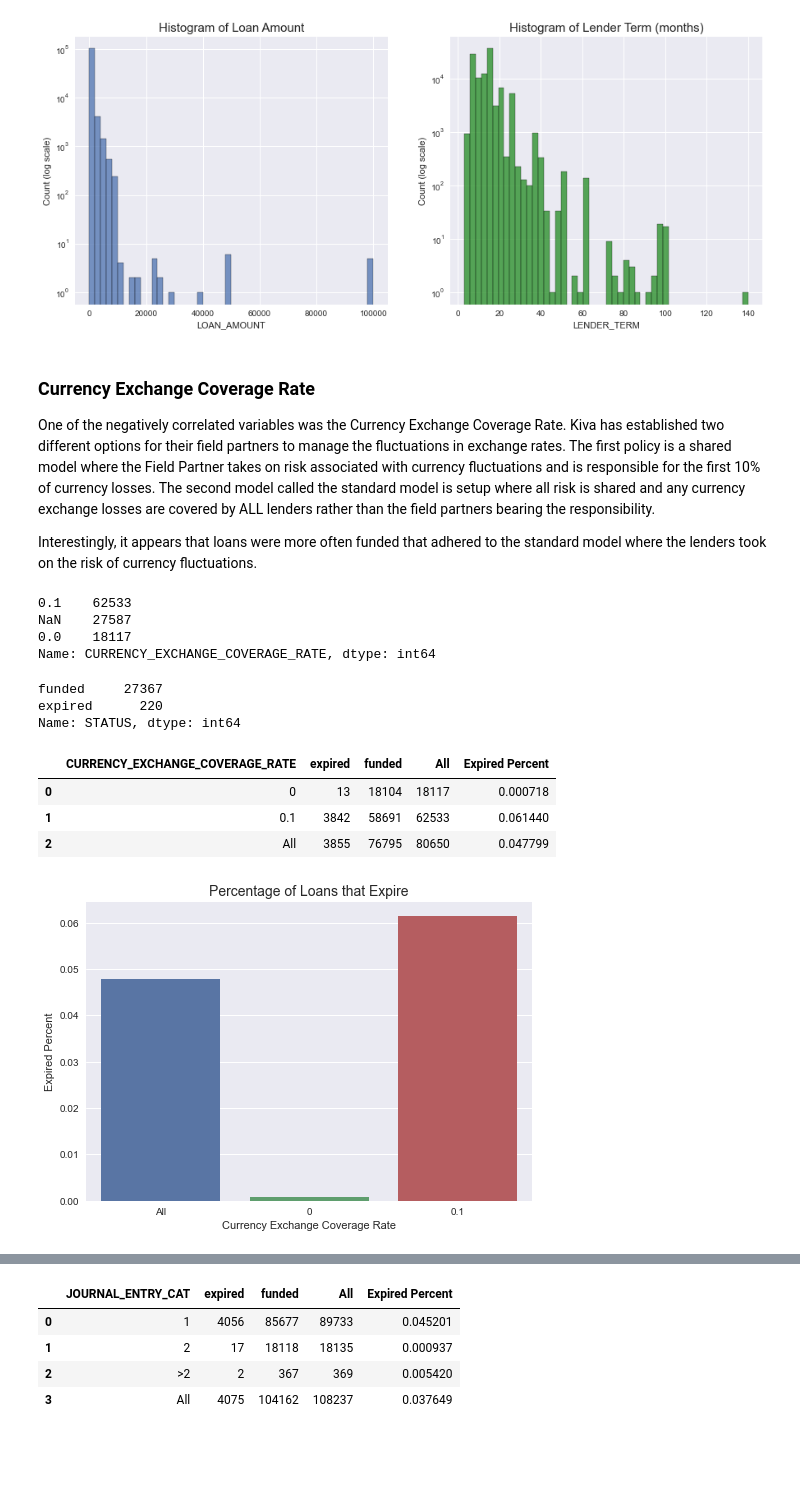
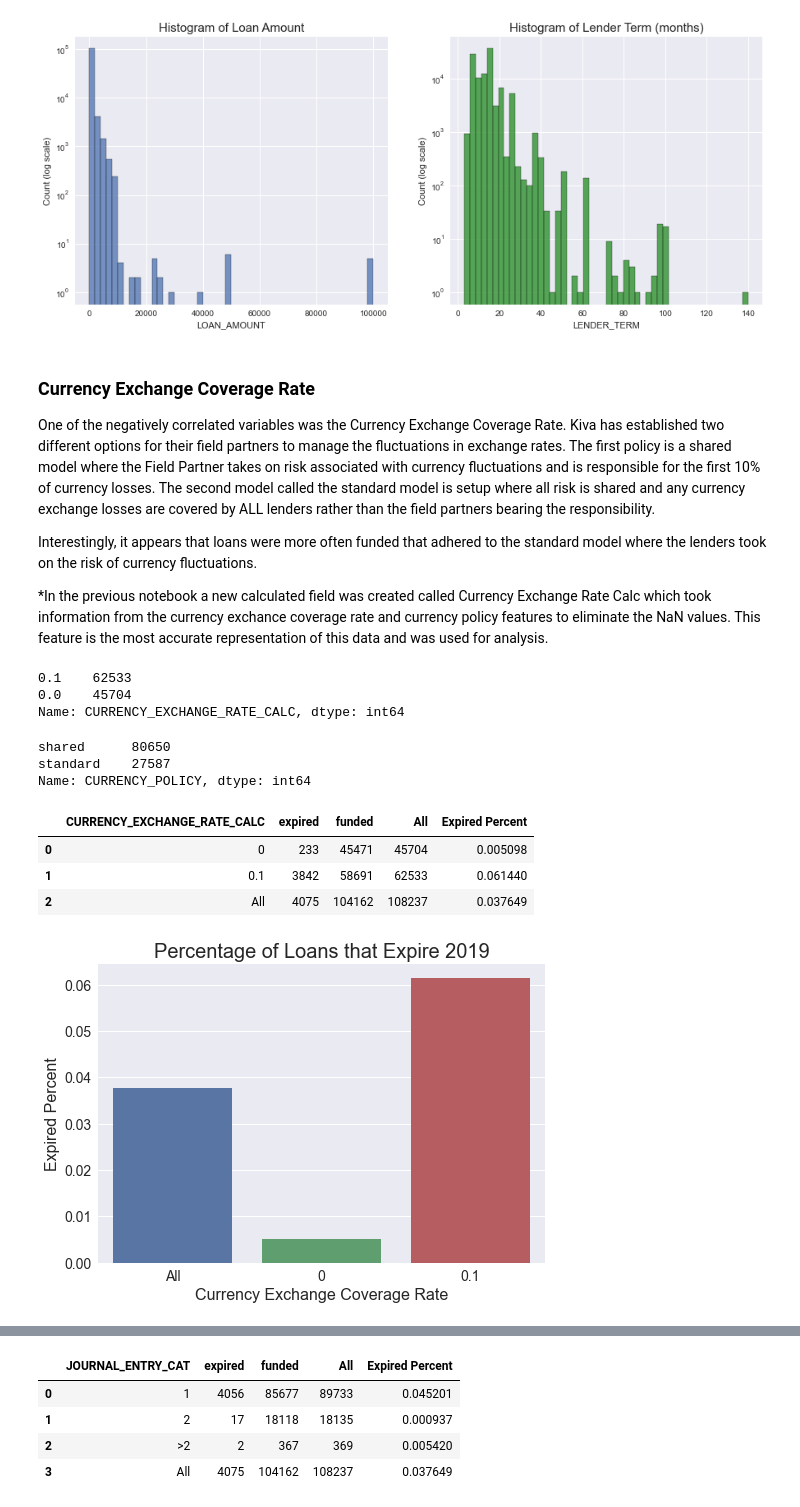
Before and after one commit to mewiebe/Kiva_Capstone_Project, a Jupyter notebook: notebooks/03_exploratory_data_analysis.ipynb, the cells around one changed output, grey strips where cells are left out. Saved outputs shown, nothing was run; the diff lists cells and outputs as text; code cells hidden in the pictures; blank space fills up the shorter version.

Commit message:
finalized notebooks

```diff
--- a/notebooks/03_exploratory_data_analysis.ipynb
+++ b/notebooks/03_exploratory_data_analysis.ipynb
@@ -106,35 +106,39 @@ axes[1].set_yscale('log')
 One of the negatively correlated variables was the Currency Exchange Coverage Rate. Kiva has established two different options for their field partners to manage the fluctuations in exchange rates. The first policy is a shared model where the Field Partner takes on risk associated with currency fluctuations and is responsible for the first 10% of currency losses. The second model called the standard model is setup where all risk is shared and any currency exchange losses are covered by ALL lenders rather than the field partners bearing the responsibility.
 
 Interestingly, it appears that loans were more often funded that adhered to the standard model where the lenders took on the risk of currency fluctuations.
+
+*In the previous notebook a new calculated field was created called Currency Exchange Rate Calc which took information from the currency exchance coverage rate and currency policy features to eliminate the NaN values.  This feature is the most accurate representation of this data and was used for analysis.
 # %%
 #NaN values do not show up when summarizing data and therefore the graph below is incomplete. Unsure how to best include the data
-loans_2019.CURRENCY_EXCHANGE_COVERAGE_RATE.value_counts(dropna = False)
+loans_2019.CURRENCY_EXCHANGE_RATE_CALC.value_counts(dropna = False)
 # %% [output]
 0.1    62533
-NaN    27587
-0.0    18117
-Name: CURRENCY_EXCHANGE_COVERAGE_RATE, dtype: int64
+0.0    45704
+Name: CURRENCY_EXCHANGE_RATE_CALC, dtype: int64
-# %%
-loans_2019[loans_2019.CURRENCY_EXCHANGE_COVERAGE_RATE.isna()].STATUS.value_counts()
-# %% [output]
-funded     27367
-expired      220
-Name: STATUS, dtype: int64
+# %%
+loans_2019.CURRENCY_POLICY.value_counts()
+# %% [output]
+shared      80650
+standard    27587
+Name: CURRENCY_POLICY, dtype: int64
 # %%
 #summarize the data based on the currency exchange rate and how the number of loans that don't get funded are related to the currency exchange coverage rate
-exchange_rate = pd.DataFrame(loans_2019.pivot_table(index = 'CURRENCY_EXCHANGE_COVERAGE_RATE', columns = 'STATUS',
+exchange_rate = pd.DataFrame(loans_2019.pivot_table(index = 'CURRENCY_EXCHANGE_RATE_CALC', columns = 'STATUS',
                        values ='LOAN_ID', aggfunc ='count', fill_value = 99, margins = True).to_records())
 exchange_rate['Expired Percent']=(exchange_rate['expired']/exchange_rate['All'])
 exchange_rate
 # %% [output]
-|  | CURRENCY_EXCHANGE_COVERAGE_RATE | expired | funded | All | Expired Percent |
-| 0 | 0 | 13 | 18104 | 18117 | 0.000718 |
+|  | CURRENCY_EXCHANGE_RATE_CALC | expired | funded | All | Expired Percent |
+| 0 | 0 | 233 | 45471 | 45704 | 0.005098 |
 | 1 | 0.1 | 3842 | 58691 | 62533 | 0.061440 |
-| 2 | All | 3855 | 76795 | 80650 | 0.047799 |
+| 2 | All | 4075 | 104162 | 108237 | 0.037649 |
 # %%
-sns.barplot(x ='CURRENCY_EXCHANGE_COVERAGE_RATE', y='Expired Percent', data=exchange_rate, order =['All', 0, 0.1])
-plt.title('Percentage of Loans that Expire', fontsize =14)
-plt.xlabel('Currency Exchange Coverage Rate')
+sns.barplot(x ='CURRENCY_EXCHANGE_RATE_CALC', y='Expired Percent', data=exchange_rate, order =['All', 0, 0.1])
+plt.title('Percentage of Loans that Expire 2019', fontsize =20)
+plt.xlabel('Currency Exchange Coverage Rate', fontsize =16)
+plt.ylabel('Expired Percent',fontsize =16)
+plt.xticks(fontsize = 14)
+plt.yticks(fontsize = 14)
 plt.show()
 # %% [output]
-[figure, old version]
+[figure, new version]
```
Also changed, not shown: parts of 21 cells of this notebook, 6 other files.
